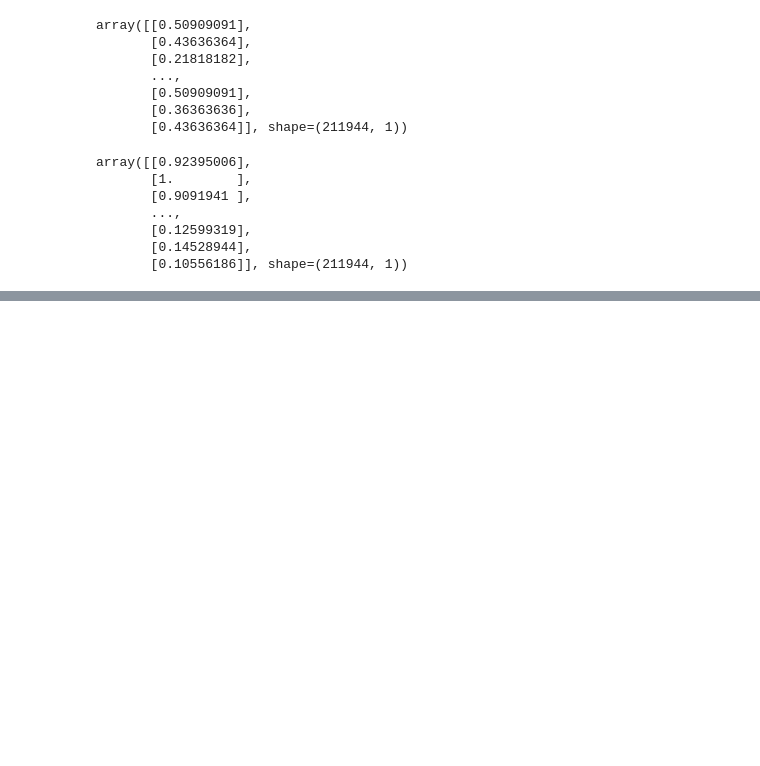
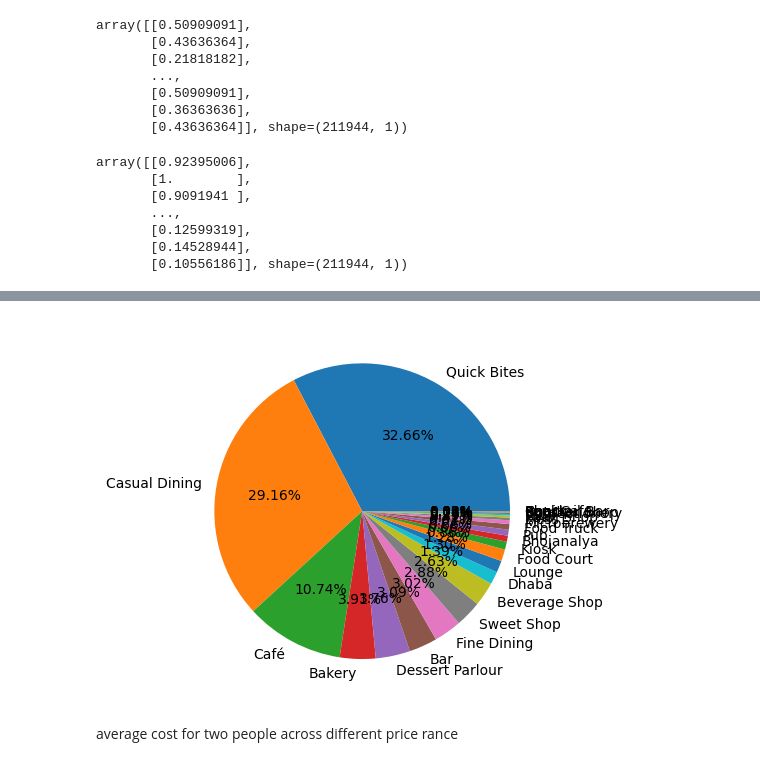
Before and after one commit to Avinash174/DataScience, a Jupyter notebook: python/project/zomato_eda.ipynb, the cells around one changed output, grey strips where cells are left out. Cells and saved outputs as stored; diff of their text form; code cells hidden in the pictures; blank space fills up the shorter version.

```diff
--- a/python/project/zomato_eda.ipynb
+++ b/python/project/zomato_eda.ipynb
@@ -700,0 +725,7 @@ array([[0.92395006],
+# %%
+plt.pie(x=df['establishment'].value_counts(),labels=df['establishment'].value_counts().index,autopct='%.2f%%')
+plt.show()
+# %% [output]
+[figure, added]
+# %% [markdown]
+average cost for two people across different price rance
```
Also changed, not shown: parts of 18 cells of this notebook, 2 other files.
